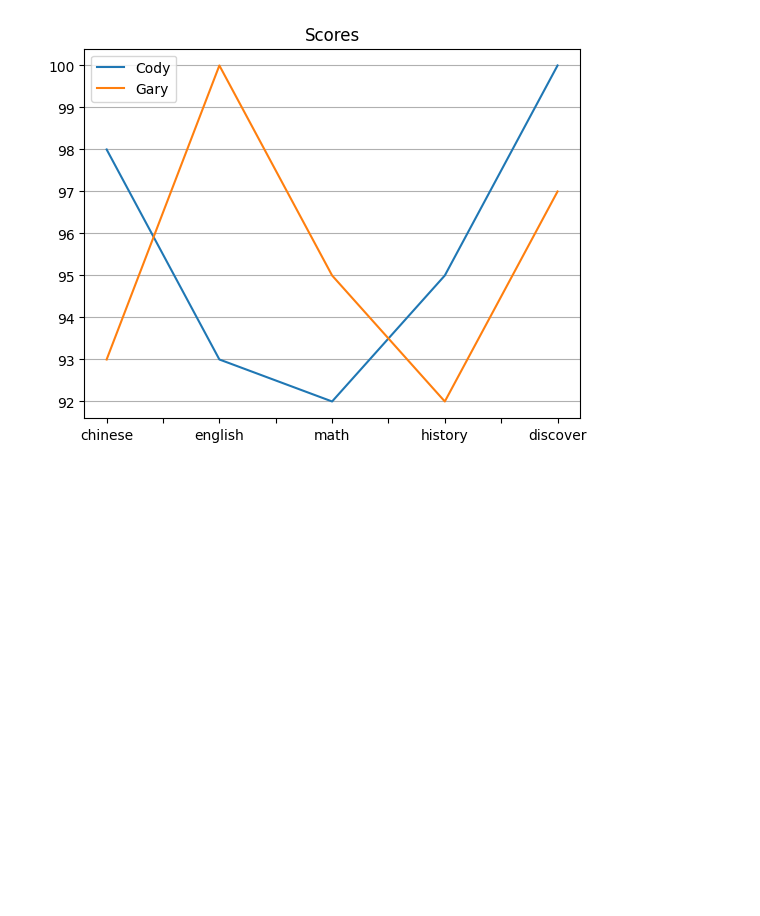
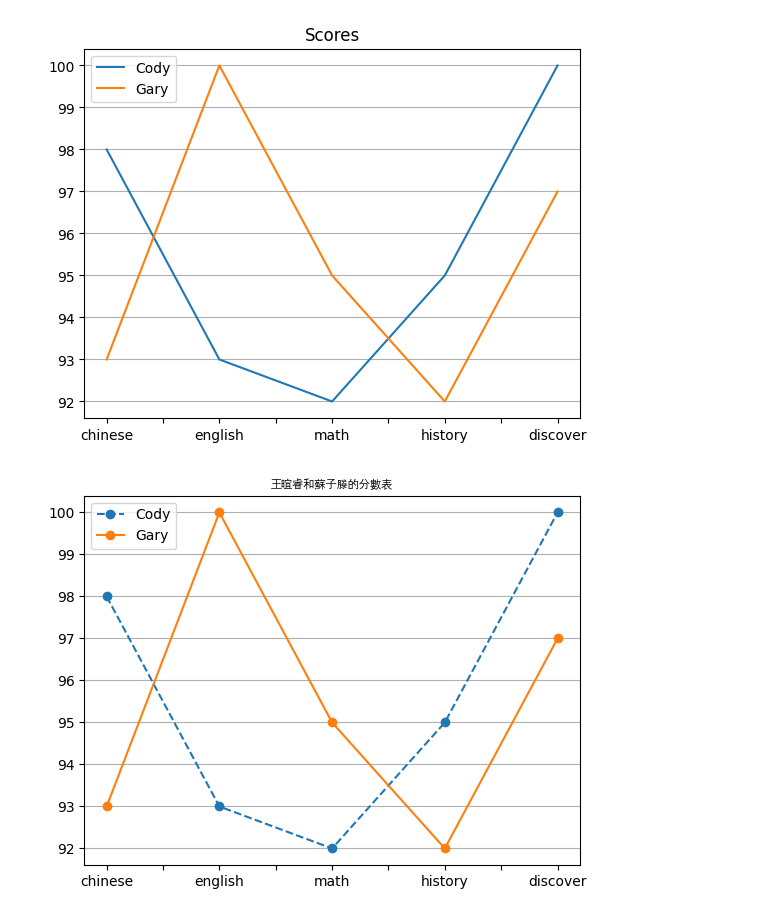
Before and after one commit to sugary2023/2023-11-16online-class, a Jupyter notebook: .devcontainer/lesoon16/lesppn16_3.ipynb, the cells around one changed output. Drawn from its saved outputs; the diff is of its cells as text; code cells hidden in the pictures; blank space fills up the shorter version.

```diff
--- a/.devcontainer/lesoon16/lesppn16_3.ipynb
+++ b/.devcontainer/lesoon16/lesppn16_3.ipynb
@@ -22,6 +15,18 @@ plt.show()
 | history | 95 | 92 |
 | discover | 100 | 97 |
 [figure]
+# %%
+import matplotlib.pyplot as plt
+from matplotlib.font_manager import FontProperties
+font=FontProperties(fname='/usr/share/fonts/truetype/wqy/wqy-zenhei.ttc',size=8)
+figure = plt.figure()
+axes = figure.add_subplot(1,1,1)
+dataFrame.T.plot(ax=axes,style=['--','-'],marker='o')
+axes.set_title('王暄睿和蘇子滕的分數表',fontproperties=font)
+axes.grid(visible=True,axis='y')
+plt.show()
+# %% [output]
+[figure, added]
 # %%
 figure = plt.figure()
 axes = figure.add_subplot(1,1,1)
```
Also changed, not shown: parts of 2 cells of this notebook, 1 other file.
